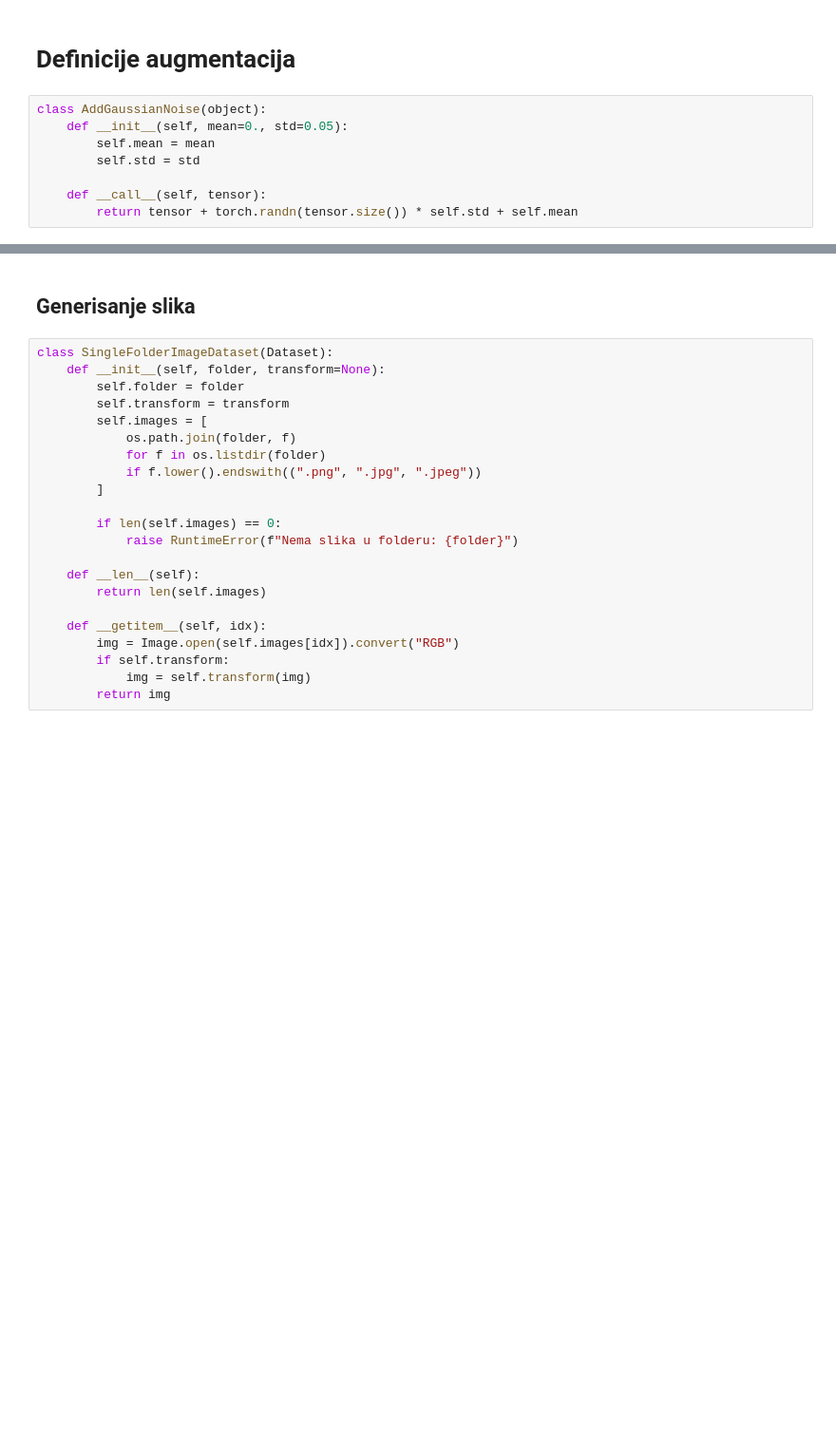
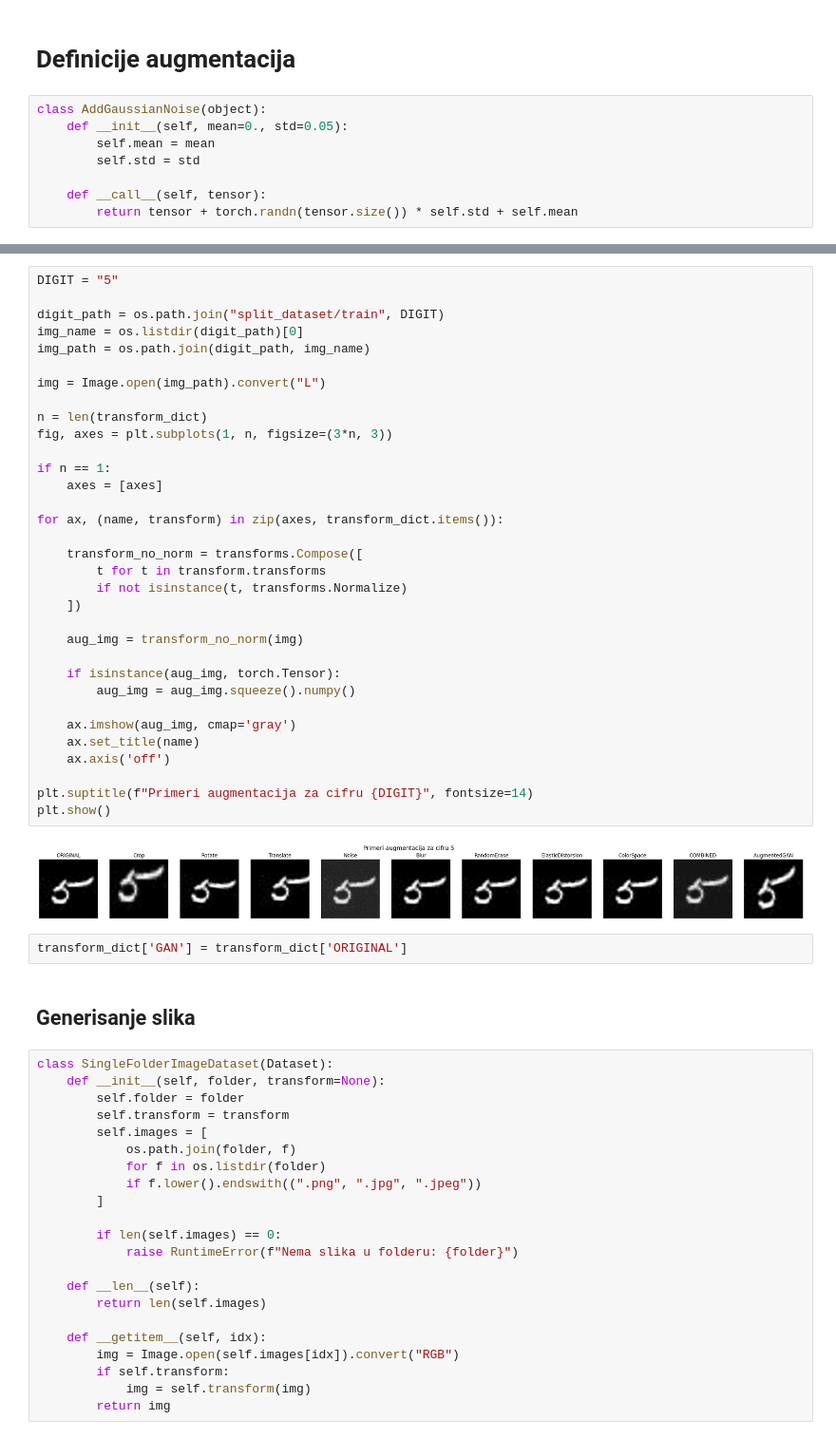
Before and after one commit to jovanasstojanovic01/Augmentation-in-handwritten-digit-classification, a Jupyter notebook: AugmentacijaRukomPisanihCifara_JovanaStojanović_1902.ipynb, the cells around one changed output, grey strips where cells are left out. Shown at 95% size. Saved outputs shown, nothing was run; the diff lists cells and outputs as text; blank space fills up the shorter version.

```diff
--- a/AugmentacijaRukomPisanihCifara_JovanaStojanović_1902.ipynb
+++ b/AugmentacijaRukomPisanihCifara_JovanaStojanović_1902.ipynb
@@ -188,6 +180,43 @@ transform_dict['AugmentedGAN'] = transforms.Compose([
     transforms.ToTensor(),
     transforms.Normalize(mean, std),
 ])
+# %%
+DIGIT = "5"
+
+digit_path = os.path.join("split_dataset/train", DIGIT)
+img_name = os.listdir(digit_path)[0]
+img_path = os.path.join(digit_path, img_name)
+
+img = Image.open(img_path).convert("L")
+
+n = len(transform_dict)
+fig, axes = plt.subplots(1, n, figsize=(3*n, 3))
+
+if n == 1:
+    axes = [axes]
+
+for ax, (name, transform) in zip(axes, transform_dict.items()):
+
+    transform_no_norm = transforms.Compose([
+        t for t in transform.transforms
+        if not isinstance(t, transforms.Normalize)
+    ])
+
+    aug_img = transform_no_norm(img)
+
+    if isinstance(aug_img, torch.Tensor):
+        aug_img = aug_img.squeeze().numpy()
+
+    ax.imshow(aug_img, cmap='gray')
+    ax.set_title(name)
+    ax.axis('off')
+
+plt.suptitle(f"Primeri augmentacija za cifru {DIGIT}", fontsize=14)
+plt.show()
+# %% [output]
+[figure, added]
+# %%
+transform_dict['GAN'] = transform_dict['ORIGINAL']
 # %% [markdown]
 ## Generisanje slika
 # %%
```
Also changed, not shown: parts of 9 cells of this notebook.
